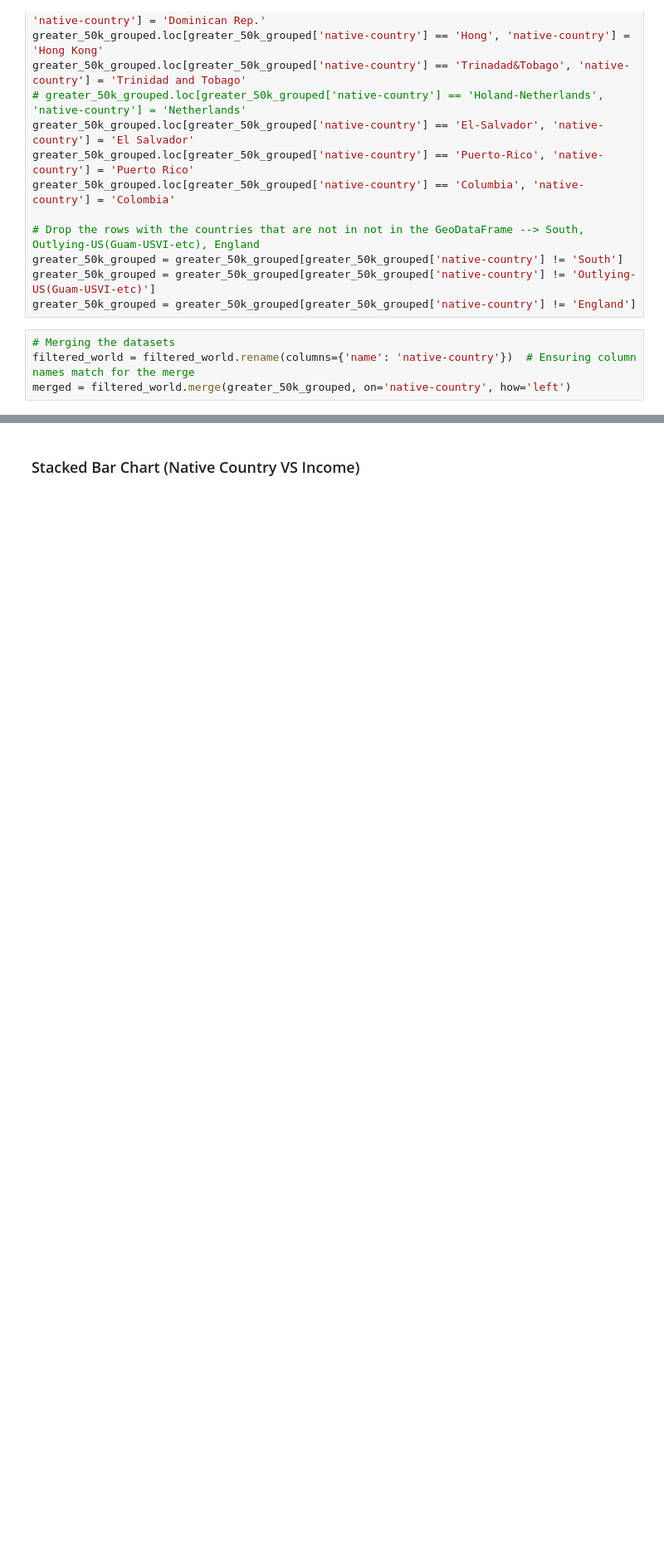
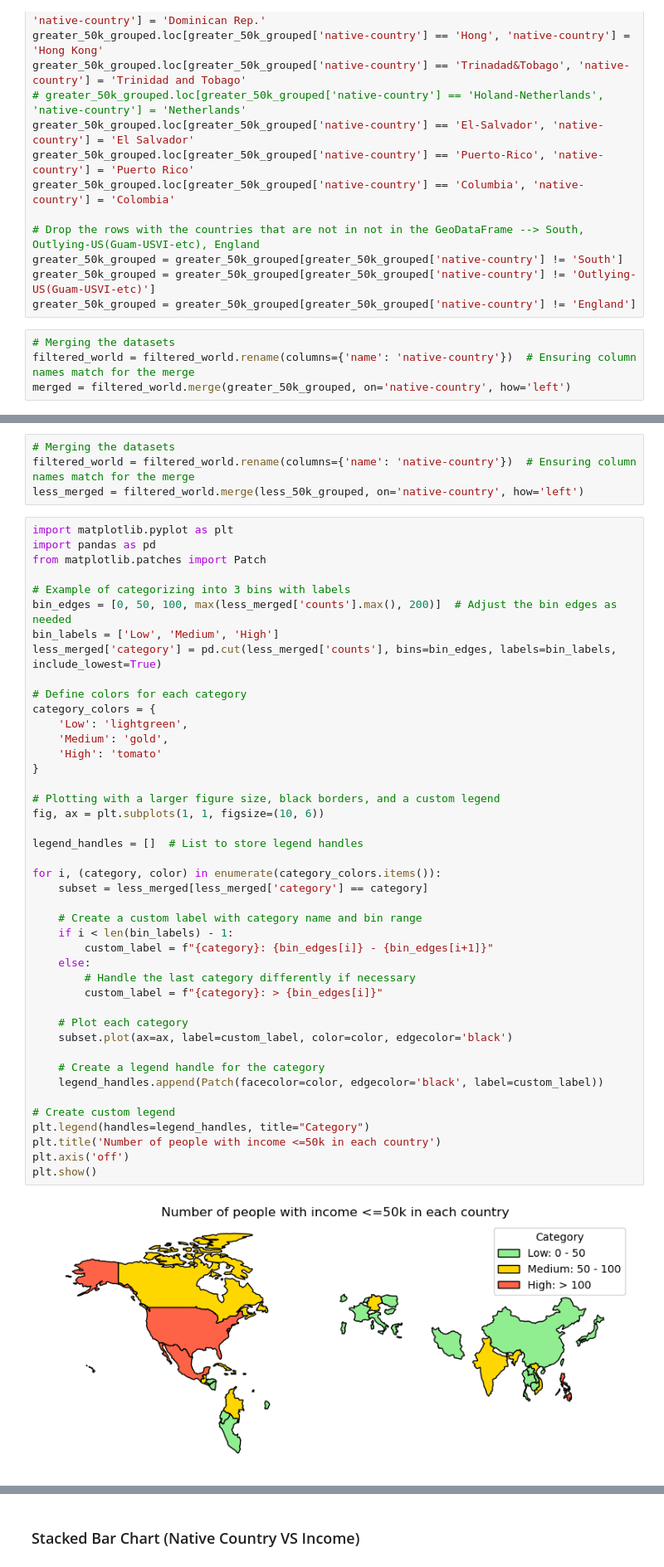
Before and after one commit to Youssef-Serag/CSE-578, a Jupyter notebook: Project/project.ipynb, the cells around one changed output, grey strips where cells are left out. Shown at 83% size. Saved outputs shown, nothing was run; the diff lists cells and outputs as text; blank space fills up the shorter version.

```diff
--- a/Project/project.ipynb
+++ b/Project/project.ipynb
@@ -146,2 +190,51 @@ plt.show()
+# %%
+# Merging the datasets
+filtered_world = filtered_world.rename(columns={'name': 'native-country'})  # Ensuring column names match for the merge
+less_merged = filtered_world.merge(less_50k_grouped, on='native-country', how='left')
+# %%
+import matplotlib.pyplot as plt
+import pandas as pd
+from matplotlib.patches import Patch
+
+# Example of categorizing into 3 bins with labels
+bin_edges = [0, 50, 100, max(less_merged['counts'].max(), 200)]  # Adjust the bin edges as needed
+bin_labels = ['Low', 'Medium', 'High']
+less_merged['category'] = pd.cut(less_merged['counts'], bins=bin_edges, labels=bin_labels, include_lowest=True)
+
+# Define colors for each category
+category_colors = {
+    'Low': 'lightgreen',
+    'Medium': 'gold',
+    'High': 'tomato'
+}
+
+# Plotting with a larger figure size, black borders, and a custom legend
+fig, ax = plt.subplots(1, 1, figsize=(10, 6))
+
+legend_handles = []  # List to store legend handles
+
+for i, (category, color) in enumerate(category_colors.items()):
+    subset = less_merged[less_merged['category'] == category]
+
+    # Create a custom label with category name and bin range
+    if i < len(bin_labels) - 1:
+        custom_label = f"{category}: {bin_edges[i]} - {bin_edges[i+1]}"
+    else:
+        # Handle the last category differently if necessary
+        custom_label = f"{category}: > {bin_edges[i]}"
+
+    # Plot each category
+    subset.plot(ax=ax, label=custom_label, color=color, edgecolor='black')
+
+    # Create a legend handle for the category
+    legend_handles.append(Patch(facecolor=color, edgecolor='black', label=custom_label))
+
+# Create custom legend
+plt.legend(handles=legend_handles, title="Category")
+plt.title('Number of people with income <=50k in each country')
+plt.axis('off')
+plt.show()
+# %% [output]
+[figure, added]
 # %%
 # Give me a bar plot of the number of people in each country with income greater than 50k without using the GeoDataFrame
```
Also changed, not shown: parts of 9 cells of this notebook.
